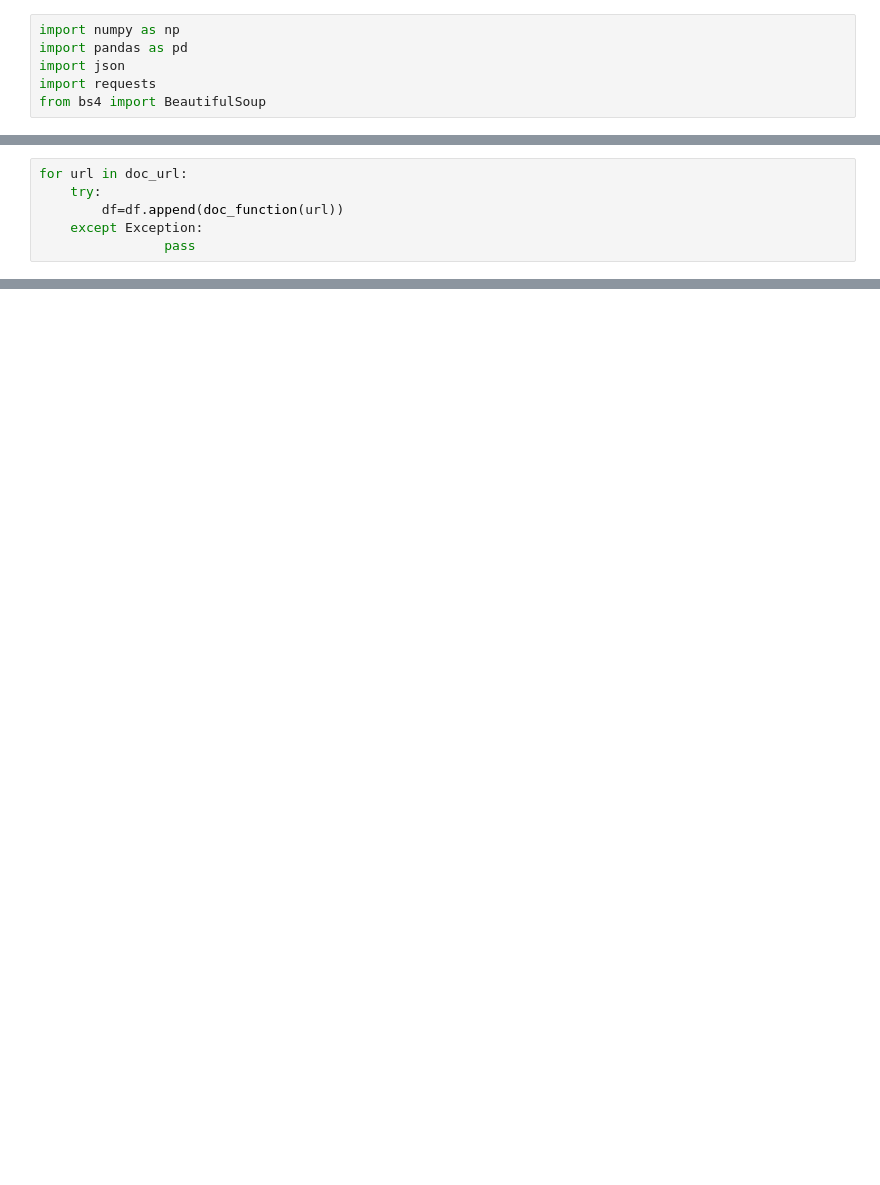
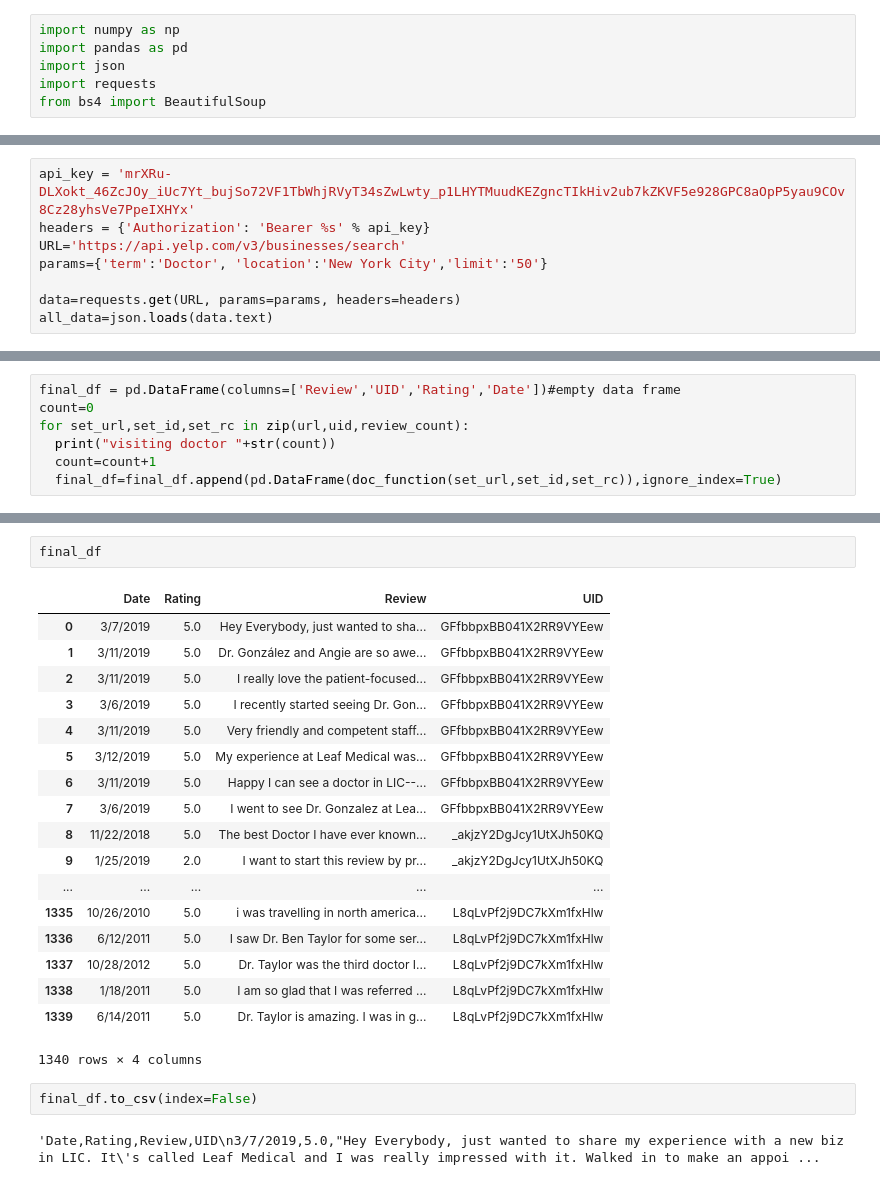
Before and after one commit to Nishantarya80/Better_Doctor, a Jupyter notebook: BetterDoctor.ipynb, the cells around one changed output, grey strips where cells are left out. Drawn from its saved outputs; the diff is of its cells as text; blank space fills up the shorter version.

```diff
--- a/BetterDoctor.ipynb
+++ b/BetterDoctor.ipynb
@@ -39,0 +11,8 @@ doc_url
+# %%
+api_key = 'mrXRu-DLXokt_46ZcJOy_iUc7Yt_bujSo72VF1TbWhjRVyT34sZwLwty_p1LHYTMuudKEZgncTIkHiv2ub7kZKVF5e928GPC8aOpP5yau9COv8Cz28yhsVe7PpeIXHYx'
+headers = {'Authorization': 'Bearer %s' % api_key}
+URL='https://api.yelp.com/v3/businesses/search'
+params={'term':'Doctor', 'location':'New York City','limit':'50'}
+
+data=requests.get(URL, params=params, headers=headers)
+all_data=json.loads(data.text)
@@ -56,6 +83,0 @@ def doc_function(url):
-# %%
-for url in doc_url:
-    try:
-        df=df.append(doc_function(url))
-    except Exception:
-                pass
@@ -70,0 +84,7 @@ df
+# %%
+final_df = pd.DataFrame(columns=['Review','UID','Rating','Date'])#empty data frame
+count=0
+for set_url,set_id,set_rc in zip(url,uid,review_count):
+  print("visiting doctor "+str(count))
+  count=count+1
+  final_df=final_df.append(pd.DataFrame(doc_function(set_url,set_id,set_rc)),ignore_index=True)
@@ -70,0 +109,25 @@ df
+# %%
+final_df
+# %% [output]
+|  | Date | Rating | Review | UID |
+| 0 | 3/7/2019 | 5.0 | Hey Everybody, just wanted to sha... | GFfbbpxBB041X2RR9VYEew |
+| 1 | 3/11/2019 | 5.0 | Dr. González and Angie are so awe... | GFfbbpxBB041X2RR9VYEew |
+| 2 | 3/11/2019 | 5.0 | I really love the patient-focused... | GFfbbpxBB041X2RR9VYEew |
+| 3 | 3/6/2019 | 5.0 | I recently started seeing Dr. Gon... | GFfbbpxBB041X2RR9VYEew |
+| 4 | 3/11/2019 | 5.0 | Very friendly and competent staff... | GFfbbpxBB041X2RR9VYEew |
+| 5 | 3/12/2019 | 5.0 | My experience at Leaf Medical was... | GFfbbpxBB041X2RR9VYEew |
+| 6 | 3/11/2019 | 5.0 | Happy I can see a doctor in LIC--... | GFfbbpxBB041X2RR9VYEew |
+| 7 | 3/6/2019 | 5.0 | I went to see Dr. Gonzalez at Lea... | GFfbbpxBB041X2RR9VYEew |
+| 8 | 11/22/2018 | 5.0 | The best Doctor I have ever known... | _akjzY2DgJcy1UtXJh50KQ |
+| 9 | 1/25/2019 | 2.0 | I want to start this review by pr... | _akjzY2DgJcy1UtXJh50KQ |
+| ... | ... | ... | ... | ... |
+| 1335 | 10/26/2010 | 5.0 | i was travelling in north america... | L8qLvPf2j9DC7kXm1fxHlw |
+| 1336 | 6/12/2011 | 5.0 | I saw Dr. Ben Taylor for some ser... | L8qLvPf2j9DC7kXm1fxHlw |
+| 1337 | 10/28/2012 | 5.0 | Dr. Taylor was the third doctor I... | L8qLvPf2j9DC7kXm1fxHlw |
+| 1338 | 1/18/2011 | 5.0 | I am so glad that I was referred ... | L8qLvPf2j9DC7kXm1fxHlw |
+| 1339 | 6/14/2011 | 5.0 | Dr. Taylor is amazing. I was in g... | L8qLvPf2j9DC7kXm1fxHlw |
+1340 rows × 4 columns
+# %%
+final_df.to_csv(index=False)
+# %% [output]
+'Date,Rating,Review,UID\n3/7/2019,5.0,"Hey Everybody, just wanted to share my experience with a new biz in LIC. It\'s called Leaf Medical and I was really impressed with it. Walked in to make an appoi ...
```
Also changed, not shown: parts of 13 cells of this notebook.
